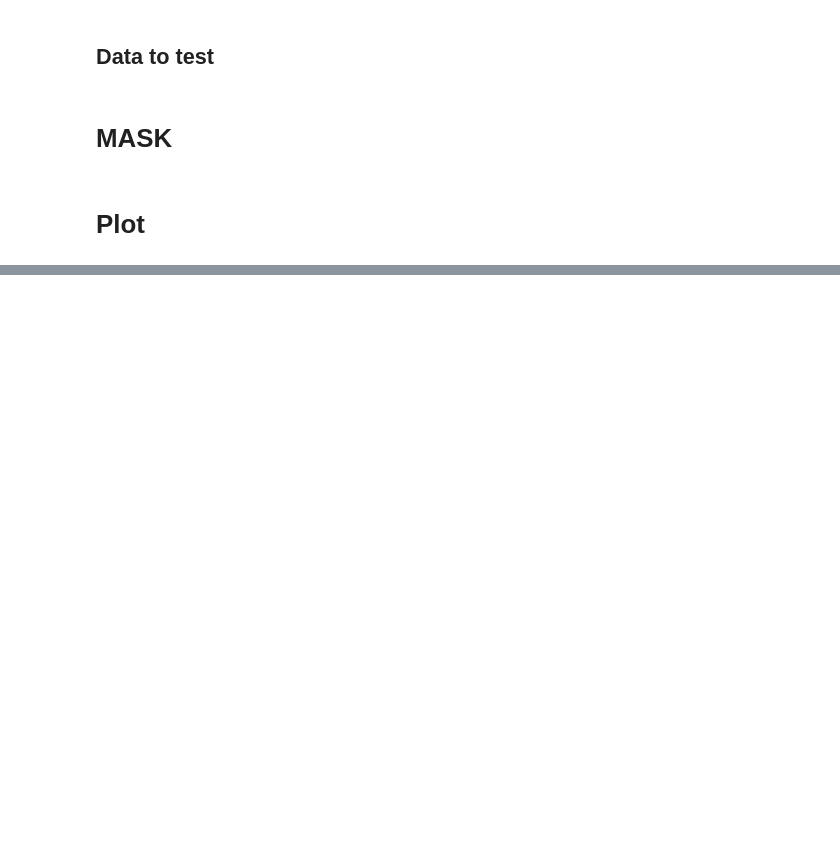
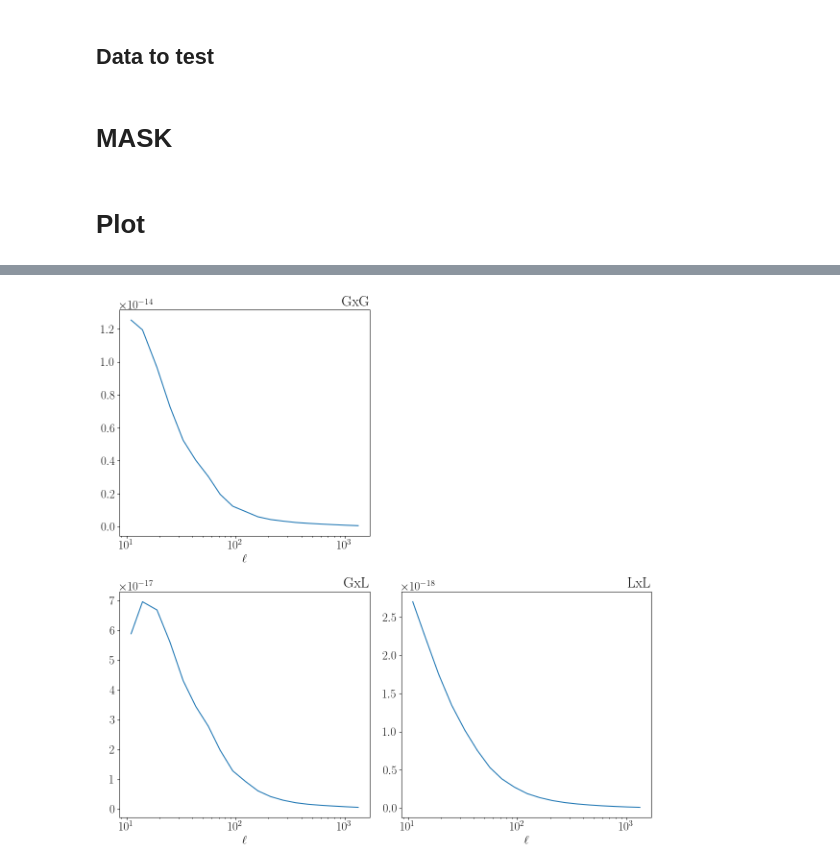
Before and after one commit to chiaradeleo1/GWXLSS, a Jupyter notebook: mask_validation.ipynb, the cells around one changed output, grey strips where cells are left out. Cells and saved outputs as stored; diff of their text form; code cells hidden in the pictures; blank space fills up the shorter version.

```diff
--- a/mask_validation.ipynb
+++ b/mask_validation.ipynb
@@ -299,3 +369,40 @@ plt.tight_layout();
+# %%
+fig, temp_axes = plt.subplots(figsize=(12,12),ncols=len(renamed_obs),
+                              nrows=len(renamed_obs))
+if len(renamed_obs) > 1:
+    axes = temp_axes
+else:
+    axes = np.array([[temp_axes]])
+
+for j,obs1 in enumerate(renamed_obs):
+    for i,obs2 in enumerate(renamed_obs):
+        if i<j:
+            axes[i,j].axis('off')
+        else:
+            df_masked = pd.melt(mock_not_masked['noiseless'].abs(),id_vars=['ells'],value_vars=[obs1+str(bi)+'x'+obs2+str(bi)
+                                                                                        for bi in bin_to_plot],
+                         value_name='value',var_name='Bin')
+
+            df_not_masked = pd.melt(mock_not_masked_Melodie['noiseless'].abs(),id_vars=['ells'],value_vars=[obs1+str(bi)+'x'+obs2+str(bi)
+                                                                                        for bi in bin_to_plot],
+                            value_name='value',var_name='Bin')
+
+            df = df_masked.copy()
+            df['value'] = abs((df_masked['value']-df_not_masked['value']))
+            sb.lineplot(df,x='ells',y='value',hue='Bin',ax=axes[i,j],legend=0)
+
+
+            axes[i,j].set_title(obs1+'x'+obs2,loc='right')
+
+for ax in axes.reshape(-1):
+    ax.set_xscale('log')
+    #ax.set_yscale('log')
+    ax.set_xlabel(r'$\ell$')
+    ax.set_ylabel('')
+
+plt.tight_layout();
+# %% [output]
+[figure, added]
 # %%
 fig, temp_axes = plt.subplots(figsize=(12,12),ncols=len(renamed_obs),
                               nrows=len(renamed_obs))
```
Also changed, not shown: parts of 15 cells of this notebook, 5 other files.
